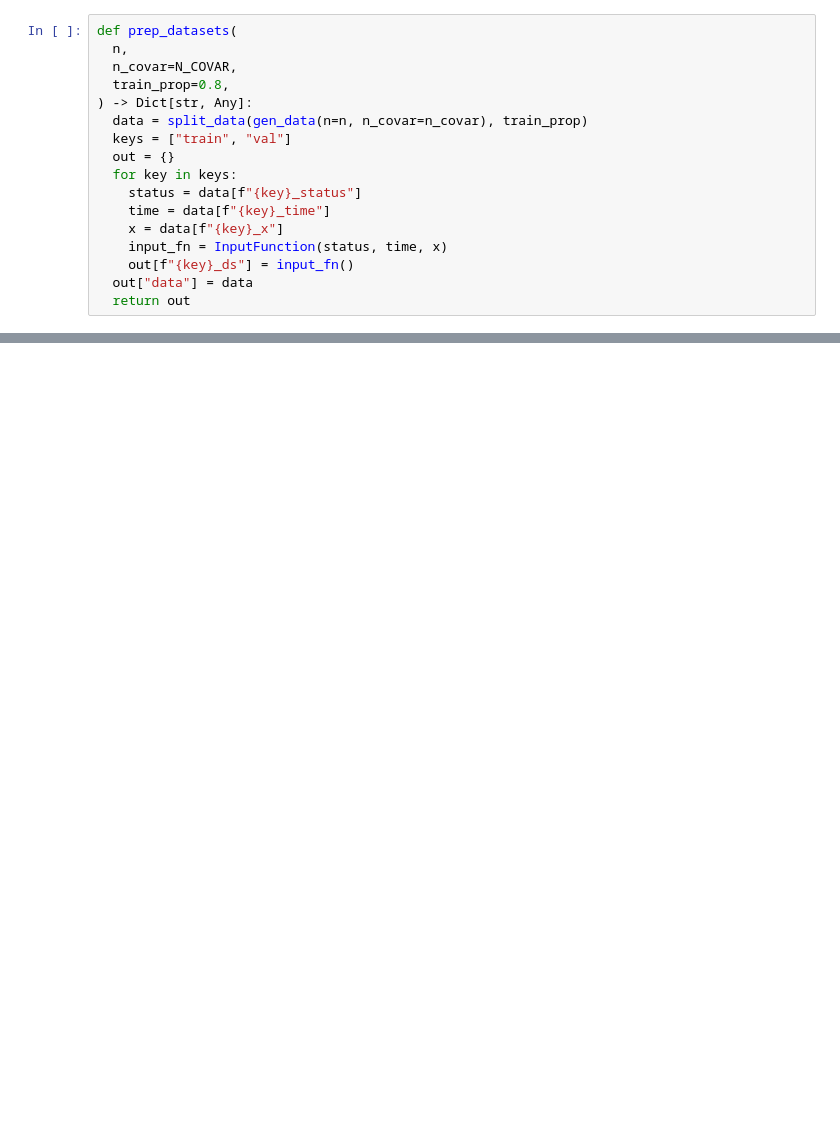
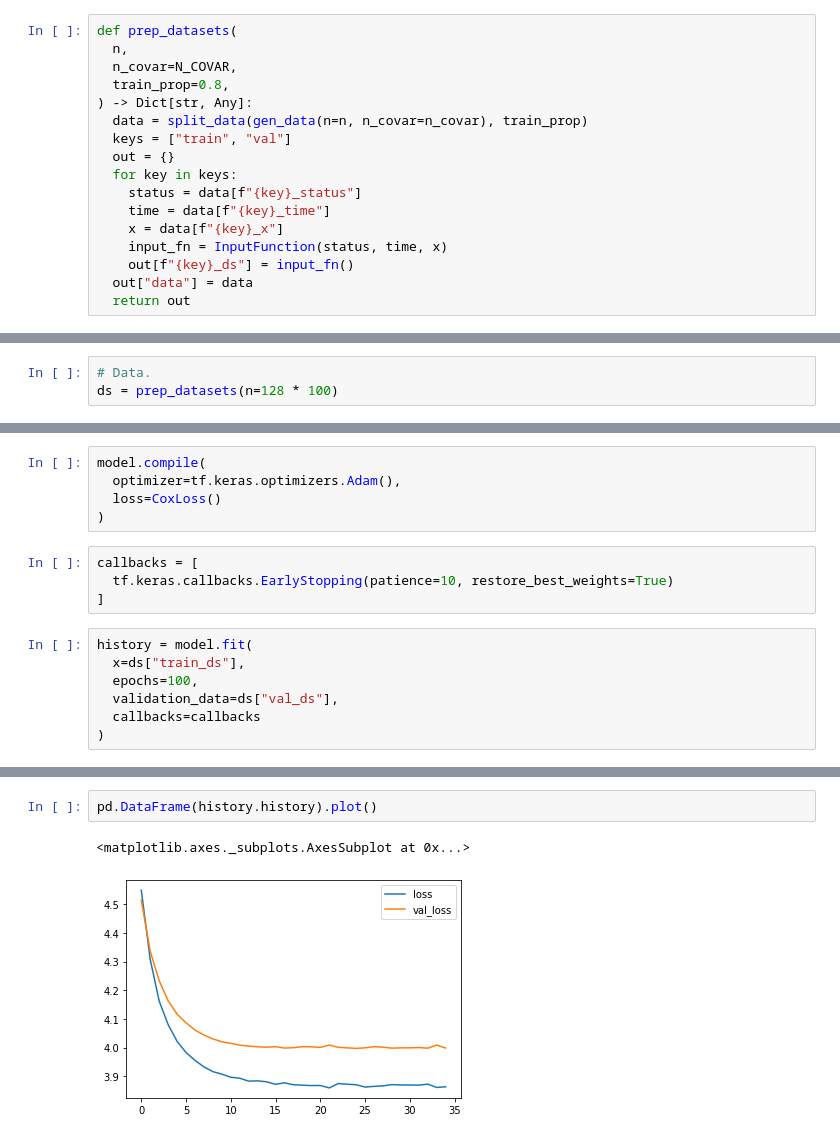
Before and after one commit to zrmacc/TensorFlow, a Jupyter notebook: notebooks/survival_models.ipynb, the cells around one changed output, grey strips where cells are left out. Cells and saved outputs as stored; diff of their text form; blank space fills up the shorter version.

```diff
--- a/notebooks/survival_models.ipynb
+++ b/notebooks/survival_models.ipynb
@@ -553,0 +455,3 @@ Model C-statistic: 0.557
+# %%
+# Data.
+ds = prep_datasets(n=128 * 100)
@@ -553,0 +461,16 @@ Model C-statistic: 0.557
+# %%
+model.compile(
+  optimizer=tf.keras.optimizers.Adam(),
+  loss=CoxLoss()
+)
+# %%
+callbacks = [
+  tf.keras.callbacks.EarlyStopping(patience=10, restore_best_weights=True)
+]
+# %%
+history = model.fit(
+  x=ds["train_ds"],
+  epochs=100,
+  validation_data=ds["val_ds"],
+  callbacks=callbacks
+)
@@ -553,0 +495,5 @@ Model C-statistic: 0.557
+# %%
+pd.DataFrame(history.history).plot()
+# %% [output]
+<matplotlib.axes._subplots.AxesSubplot at 0x...>
+[figure, added]
```
Also changed, not shown: parts of 32 cells of this notebook.
